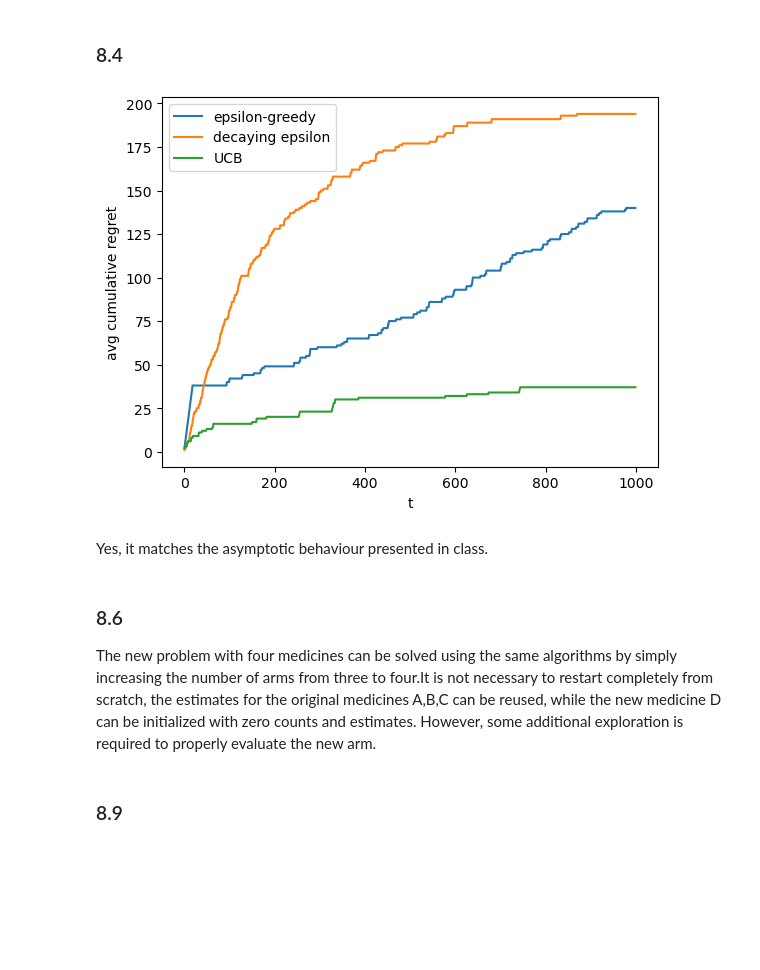
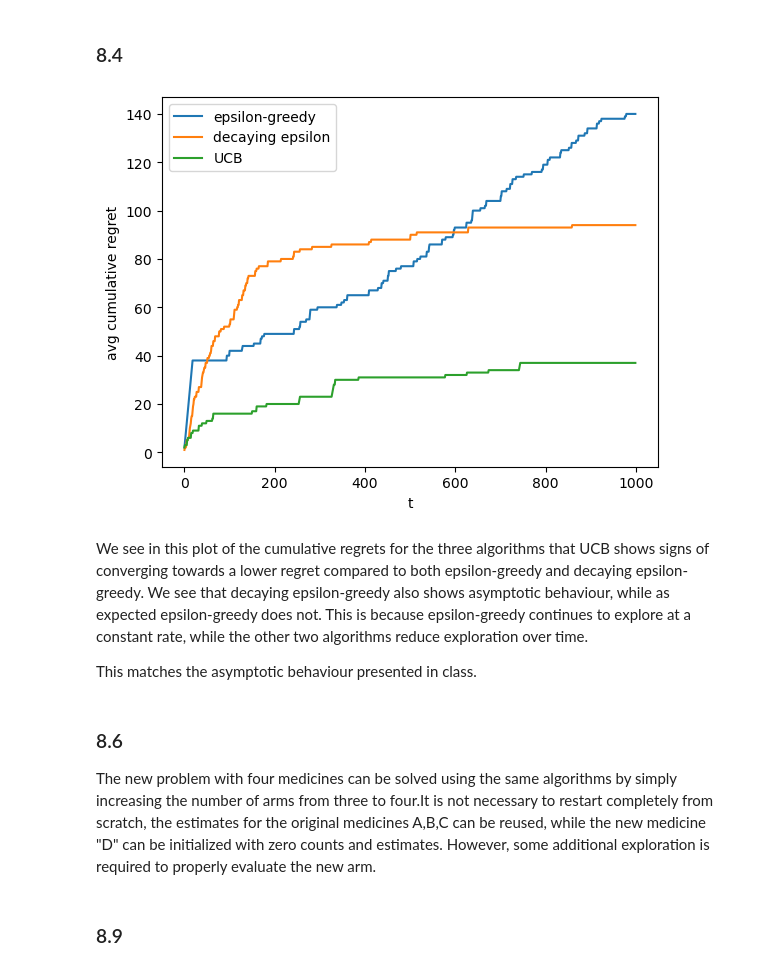
Before and after one commit to oddinho/Reinforcement-Learning-, a Jupyter notebook: final_notebook.ipynb, the cells around one changed output. Drawn from its saved outputs; the diff is of its cells as text; code cells hidden in the pictures; blank space fills up the shorter version.

```diff
--- a/final_notebook.ipynb
+++ b/final_notebook.ipynb
@@ -199,40 +199,42 @@ def UCB(MAB,time,c):
 REPEATS = 20
 T = 1000
 
 def cummulative_regret(MAB, actions):
     return np.cumsum(MAB.get_optimal_expected_reward() - MAB.means[actions])
 
 reg_eps = np.zeros((REPEATS, T))
 reg_decay = np.zeros((REPEATS, T))
 reg_ucb = np.zeros((REPEATS, T))
 
 for r in range(REPEATS):
     MAB = Bandits_one()
     expected_rewards, action_count, actions, rewards = epsilon_greedy(MAB, T, epsilon=0.1)
     reg_eps[r] = cummulative_regret(MAB, actions)
 
     MAB = Bandits_one()
-    expected_rewards, action_count, actions, rewards = decaying_epsilon_greedy(MAB, T, epsilon=1.0, alpha=0.995)
+    expected_rewards, action_count, actions, rewards = decaying_epsilon_greedy(MAB, T, epsilon=1.0, alpha=0.99)
     reg_decay[r] = cummulative_regret(MAB, actions)
 
     MAB = Bandits_one()
     expected_rewards, action_count, actions, rewards= UCB(MAB, T, c=2.0)
     reg_ucb[r] = cummulative_regret(MAB, actions)
 
 plt.plot(reg_eps.mean(axis=0), label="epsilon-greedy")
 plt.plot(reg_decay.mean(axis=0), label="decaying epsilon")
 plt.plot(reg_ucb.mean(axis=0), label="UCB")
 plt.xlabel("t")
 plt.ylabel("avg cumulative regret")
 plt.legend()
 plt.show()
 # %% [output]
-[figure, old version]
+[figure, new version]
 # %% [markdown]
-Yes, it matches the asymptotic behaviour presented in class.
+We see in this plot of the cumulative regrets for the three algorithms that UCB shows signs of converging towards a lower regret compared to both epsilon-greedy and decaying epsilon-greedy. We see that decaying epsilon-greedy also shows asymptotic behaviour, while as expected epsilon-greedy does not. This is because epsilon-greedy continues to explore at a constant rate, while the other two algorithms reduce exploration over time.
+
+This matches the asymptotic behaviour presented in class.
 # %% [markdown]
 ### 8.6
-The new problem with four medicines can be solved using the same algorithms by simply increasing the number of arms from three to four.It is not necessary to restart completely from scratch, the estimates for the original medicines A,B,C can be reused, while the new medicine D can be initialized with zero counts and estimates. However, some additional exploration is required to properly evaluate the new arm.
+The new problem with four medicines can be solved using the same algorithms by simply increasing the number of arms from three to four.It is not necessary to restart completely from scratch, the estimates for the original medicines A,B,C can be reused, while the new medicine "D" can be initialized with zero counts and estimates. However, some additional exploration is required to properly evaluate the new arm.
 # %% [markdown]
 ### 8.9
 # %% [markdown]
```
